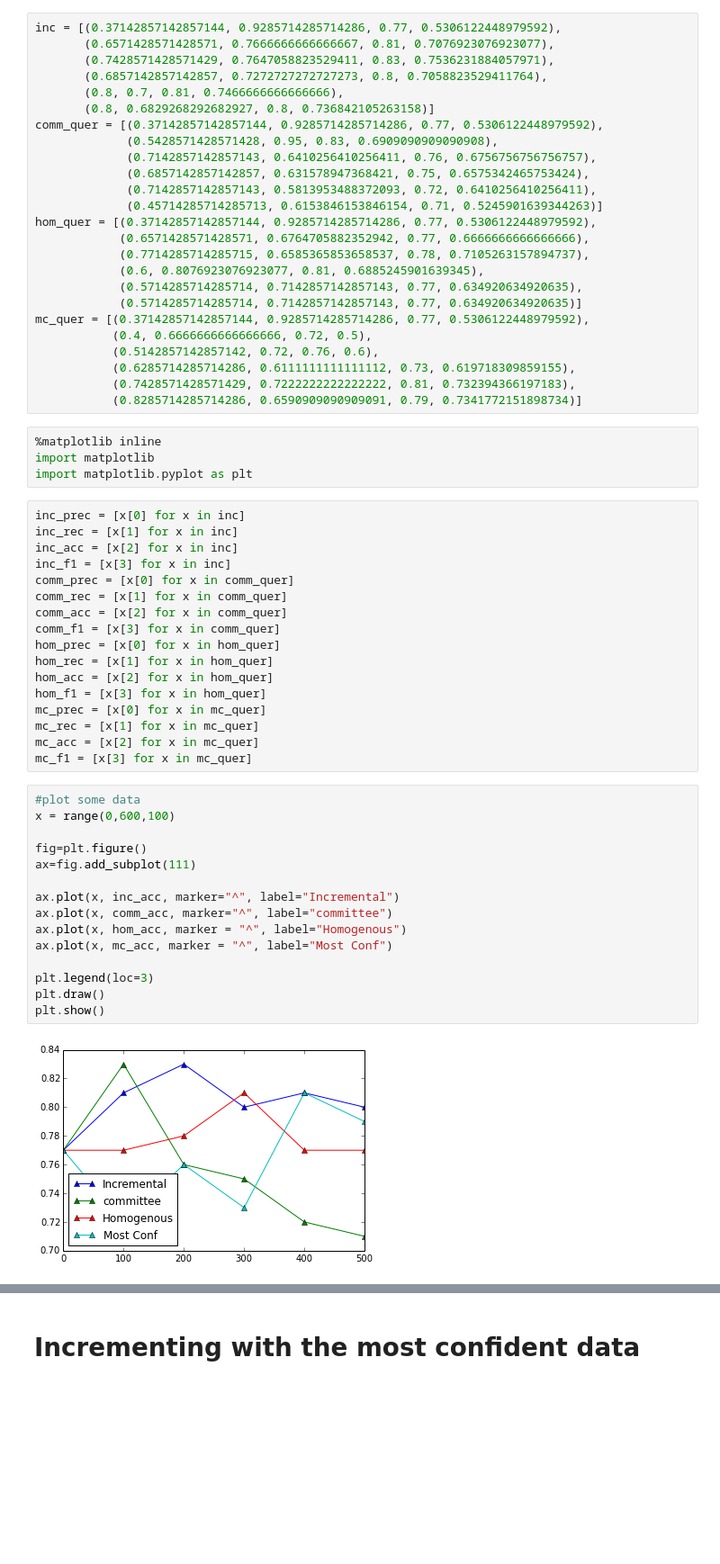
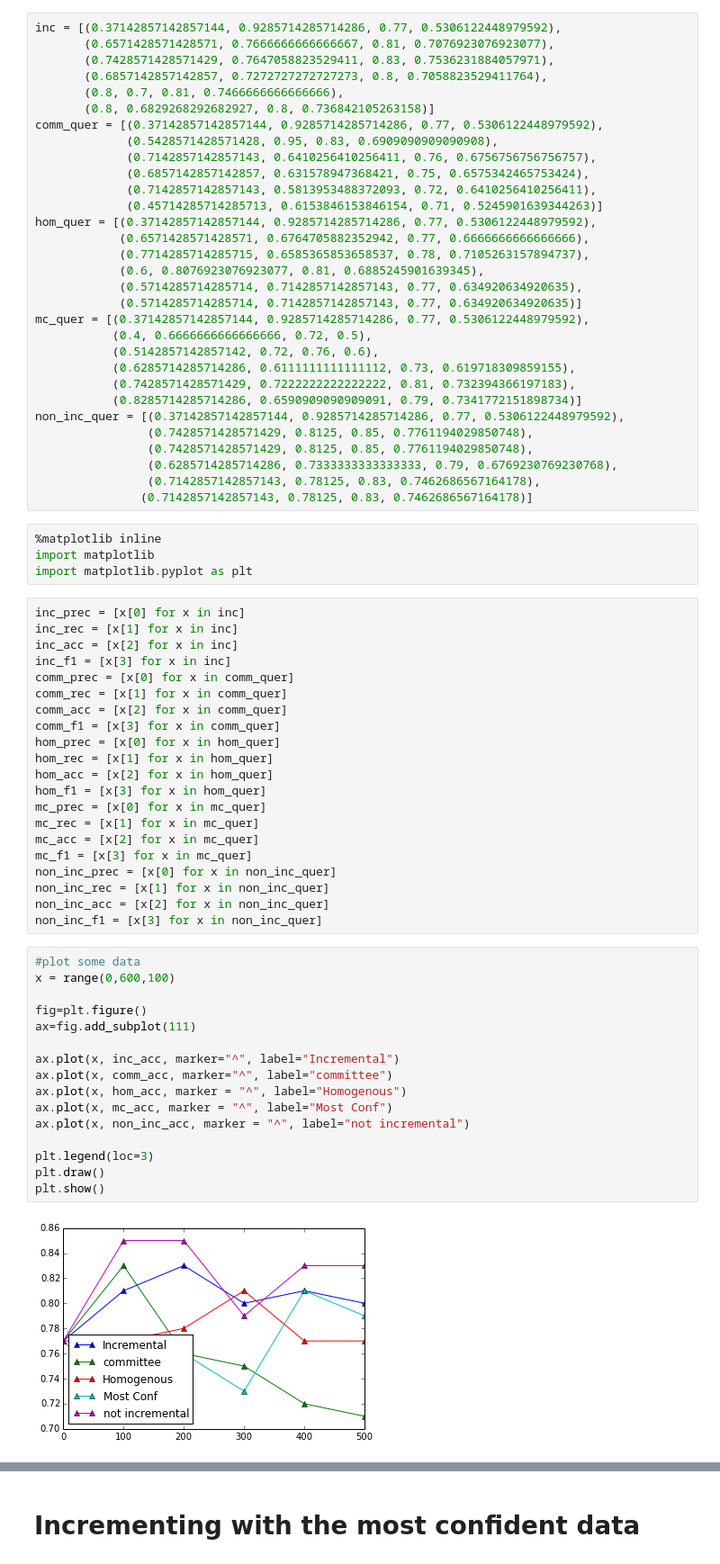
Before and after one commit to xingfanxia/comps_ediscovery, a Jupyter notebook: kimj4_exps/incremental.ipynb, the cells around one changed output, grey strips where cells are left out. Shown at 90% size. Cells and saved outputs as stored; diff of their text form; blank space fills up the shorter version.

```diff
--- a/kimj4_exps/incremental.ipynb
+++ b/kimj4_exps/incremental.ipynb
@@ -361,6 +435,12 @@ mc_quer = [(0.37142857142857144, 0.9285714285714286, 0.77, 0.5306122448979592),
            (0.6285714285714286, 0.6111111111111112, 0.73, 0.619718309859155),
            (0.7428571428571429, 0.7222222222222222, 0.81, 0.732394366197183),
            (0.8285714285714286, 0.6590909090909091, 0.79, 0.7341772151898734)]
+non_inc_quer = [(0.37142857142857144, 0.9285714285714286, 0.77, 0.5306122448979592),
+                (0.7428571428571429, 0.8125, 0.85, 0.7761194029850748),
+                (0.7428571428571429, 0.8125, 0.85, 0.7761194029850748),
+                (0.6285714285714286, 0.7333333333333333, 0.79, 0.6769230769230768),
+                (0.7142857142857143, 0.78125, 0.83, 0.7462686567164178),
+               (0.7142857142857143, 0.78125, 0.83, 0.7462686567164178)]
 # %%
 %matplotlib inline
 import matplotlib
@@ -382,23 +462,28 @@ mc_prec = [x[0] for x in mc_quer]
 mc_rec = [x[1] for x in mc_quer]
 mc_acc = [x[2] for x in mc_quer]
 mc_f1 = [x[3] for x in mc_quer]
+non_inc_prec = [x[0] for x in non_inc_quer]
+non_inc_rec = [x[1] for x in non_inc_quer]
+non_inc_acc = [x[2] for x in non_inc_quer]
+non_inc_f1 = [x[3] for x in non_inc_quer]
 # %%
 #plot some data
 x = range(0,600,100)
 
 fig=plt.figure()
 ax=fig.add_subplot(111)
 
 ax.plot(x, inc_acc, marker="^", label="Incremental")
 ax.plot(x, comm_acc, marker="^", label="committee")
 ax.plot(x, hom_acc, marker = "^", label="Homogenous")
 ax.plot(x, mc_acc, marker = "^", label="Most Conf")
+ax.plot(x, non_inc_acc, marker = "^", label="not incremental")
 
 plt.legend(loc=3)
 plt.draw()
 plt.show()
 # %% [output]
-[figure, old version]
+[figure, new version]
 # %%
 #plot some data
 x = range(0,600,100)
```
Also changed, not shown: parts of 10 cells of this notebook, 3 other files.
